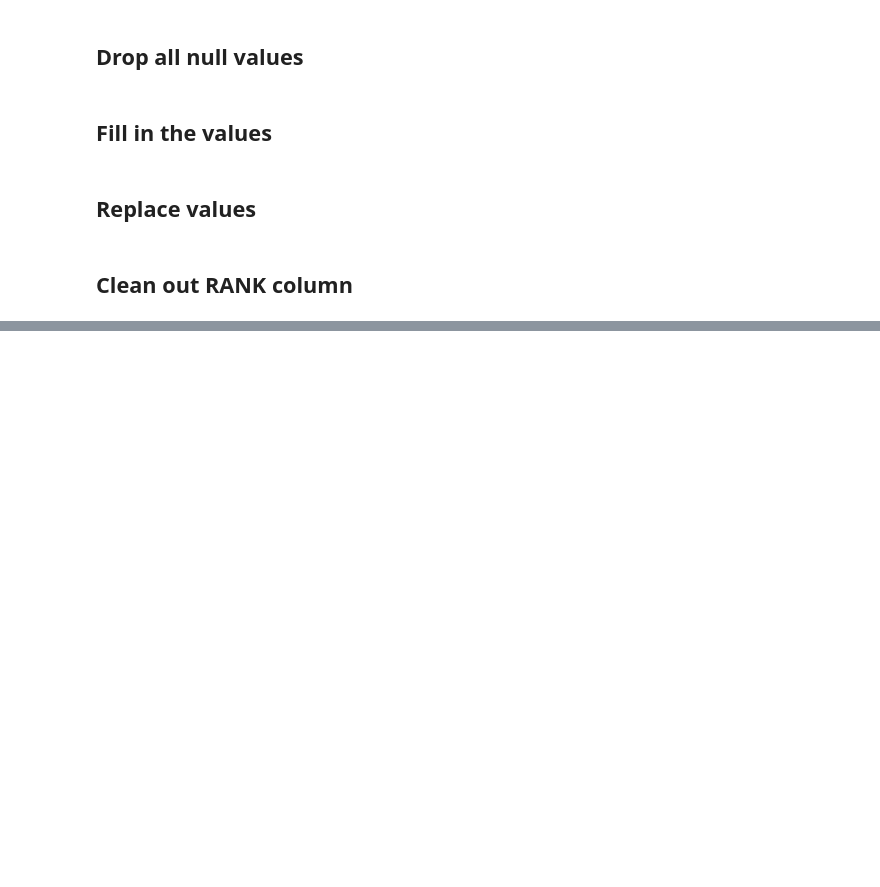
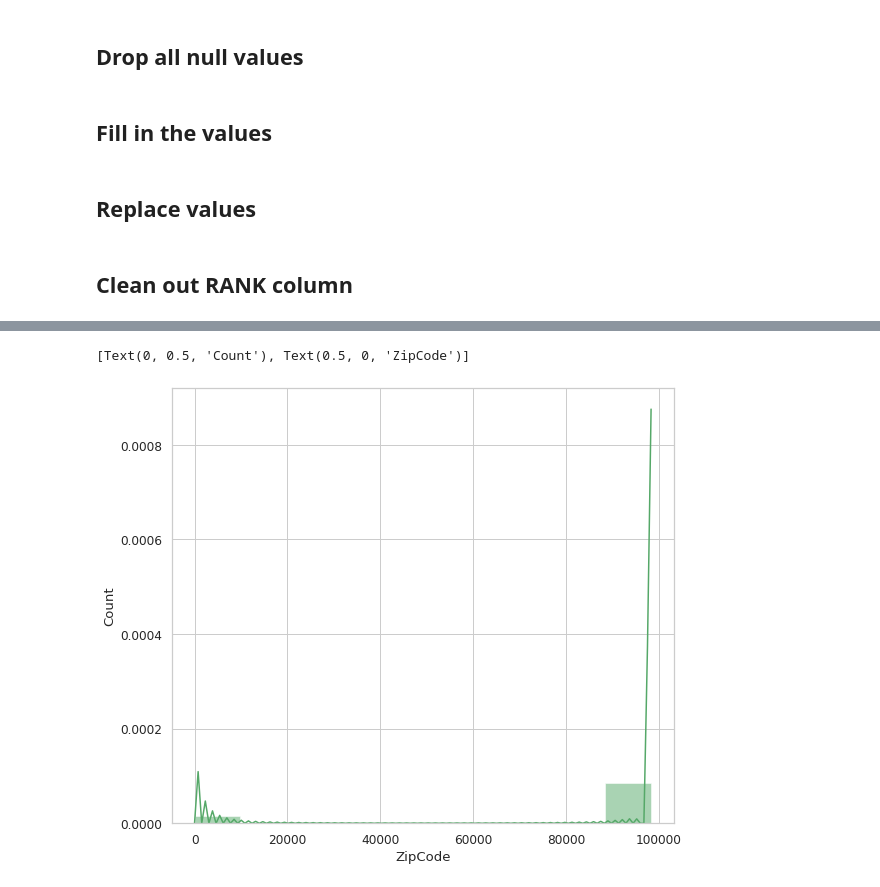
Before and after one commit to vgudur/machine-learning-learning-path-labs, a Jupyter notebook: python-data-analytics/data-cleanup.ipynb, the cells around one changed output, grey strips where cells are left out. Cells and saved outputs as stored; diff of their text form; code cells hidden in the pictures; blank space fills up the shorter version.

```diff
--- a/python-data-analytics/data-cleanup.ipynb
+++ b/python-data-analytics/data-cleanup.ipynb
@@ -79,0 +169,10 @@ a
+# %%
+## Identify columns that need data cleanup
+## Hint : Zipcode
+plt.figure(figsize=(9, 8))
+sns.distplot(
+    df_house.ZipCode , bins= 10, color='g',norm_hist=True, kde=True, hist_kws={"alpha": 0.5}
+).set(xlabel='ZipCode', ylabel='Count')
+# %% [output]
+[Text(0, 0.5, 'Count'), Text(0.5, 0, 'ZipCode')]
+[figure, added]
```
Also changed, not shown: parts of 9 cells of this notebook.
